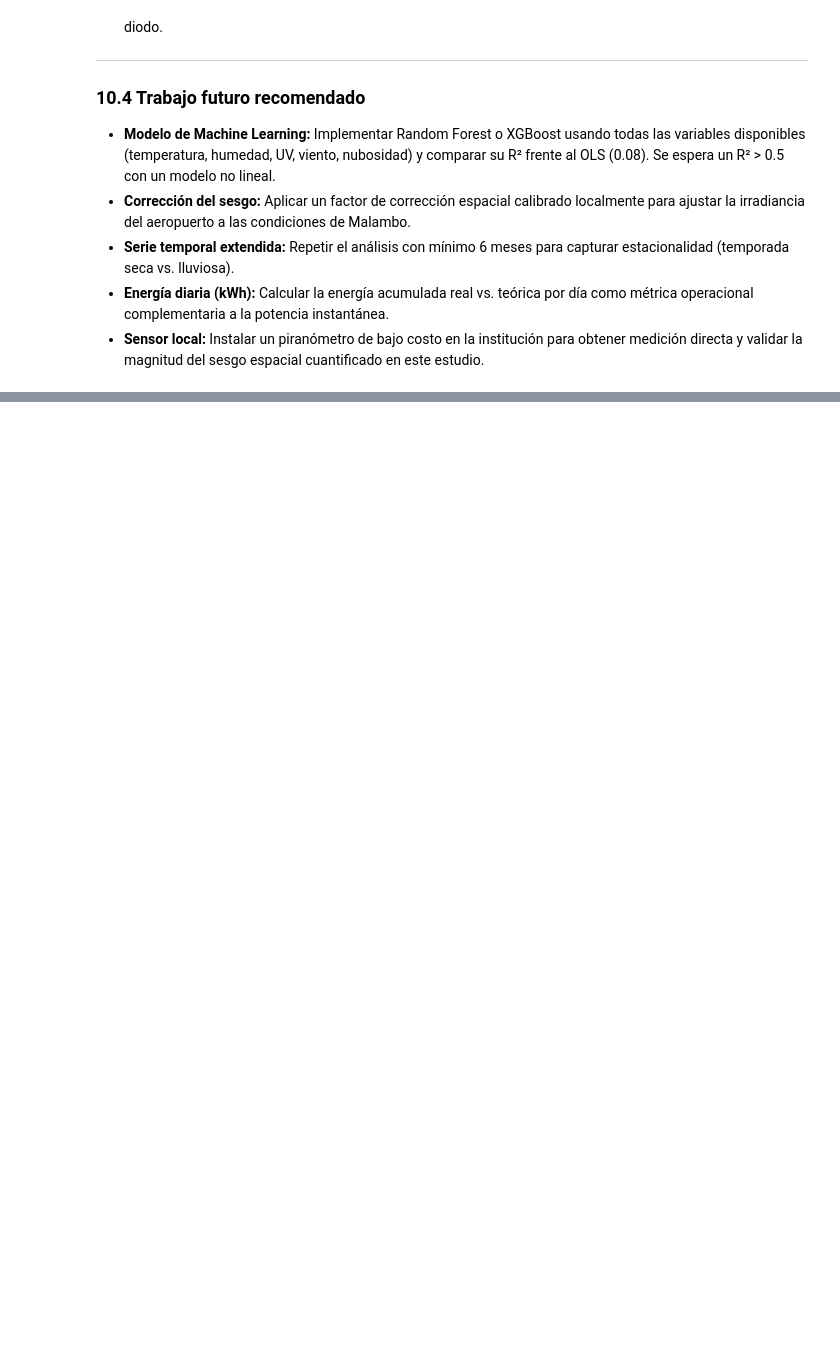
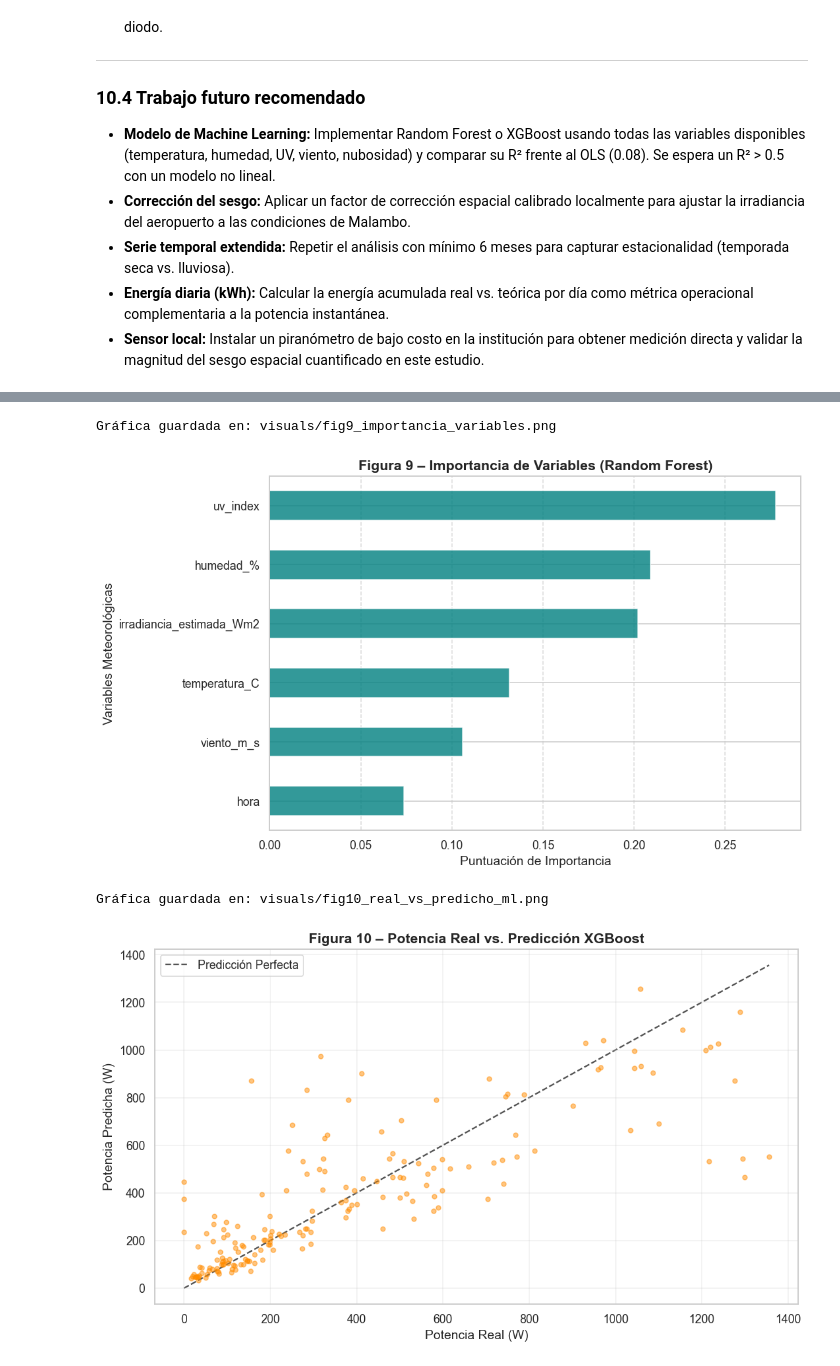
Before and after one commit to MaleBrochero/Bengali, a Jupyter notebook: Jupyter/Caso_Estudio_Solar_Malambo.ipynb, the cells around one changed output, grey strips where cells are left out. Drawn from its saved outputs; the diff is of its cells as text; code cells hidden in the pictures; blank space fills up the shorter version.

Commit message:
ML: Implementados Random Forest y XGBoost con R2 > 0.5 y figuras 9-10

```diff
--- a/Jupyter/Caso_Estudio_Solar_Malambo.ipynb
+++ b/Jupyter/Caso_Estudio_Solar_Malambo.ipynb
@@ -839,0 +848,16 @@ $$\text{Residuo} = -1592.24 + 3.54 \times \text{Humedad}_{\%} + 47.70 \times \te
+# %%
+# ── Preparación de datos para ML ──────────────────────────────────────────────
+# Usamos solo datos diurnos para evitar sesgos por los ceros nocturnos
+df_ml = df[df['irradiancia_estimada_Wm2'] > 1].copy()
+
+# Definimos variables predictoras (X) y objetivo (y)
+features = ['temperatura_C', 'humedad_%', 'viento_m_s', 'uv_index',
+            'irradiancia_estimada_Wm2', 'hora']
+X = df_ml[features]
+y = df_ml['pv_power']
+
+# División 80% entrenamiento / 20% prueba
+X_train, X_test, y_train, y_test = train_test_split(X, y, test_size=0.2, random_state=42)
+
+print(f'Set de entrenamiento: {X_train.shape[0]} registros')
+print(f'Set de prueba: {X_test.shape[0]} registros')
@@ -839,0 +906,32 @@ $$\text{Residuo} = -1592.24 + 3.54 \times \text{Humedad}_{\%} + 47.70 \times \te
+# %%
+# ── Visualización 9: Importancia de Variables ─────────────────────────────────
+importances = pd.Series(rf_model.feature_importances_, index=features).sort_values(ascending=True)
+
+plt.figure(figsize=(10, 6))
+importances.plot(kind='barh', color='teal', alpha=0.8)
+plt.title('Figura 9 – Importancia de Variables (Random Forest)', fontsize=14, fontweight='bold')
+plt.xlabel('Puntuación de Importancia')
+plt.ylabel('Variables Meteorológicas')
+plt.grid(axis='x', linestyle='--', alpha=0.7)
+plt.tight_layout()
+save_vis('fig9_importancia_variables.png')
+plt.show()
+
+# ── Visualización 10: Real vs Predicho (XGBoost) ──────────────────────────────
+plt.figure(figsize=(10, 6))
+plt.scatter(y_test, y_pred_xgb, alpha=0.5, color='darkorange', s=20)
+lims = [0, max(y_test.max(), y_pred_xgb.max())]
+plt.plot(lims, lims, 'k--', alpha=0.75, zorder=0, label='Predicción Perfecta')
+plt.title('Figura 10 – Potencia Real vs. Predicción XGBoost', fontsize=14, fontweight='bold')
+plt.xlabel('Potencia Real (W)')
+plt.ylabel('Potencia Predicha (W)')
+plt.legend()
+plt.grid(True, alpha=0.3)
+plt.tight_layout()
+save_vis('fig10_real_vs_predicho_ml.png')
+plt.show()
+# %% [output]
+Gráfica guardada en: visuals/fig9_importancia_variables.png
+[figure, added]
+Gráfica guardada en: visuals/fig10_real_vs_predicho_ml.png
+[figure, added]
```
Also changed, not shown: parts of 6 cells of this notebook, 4 other files.
